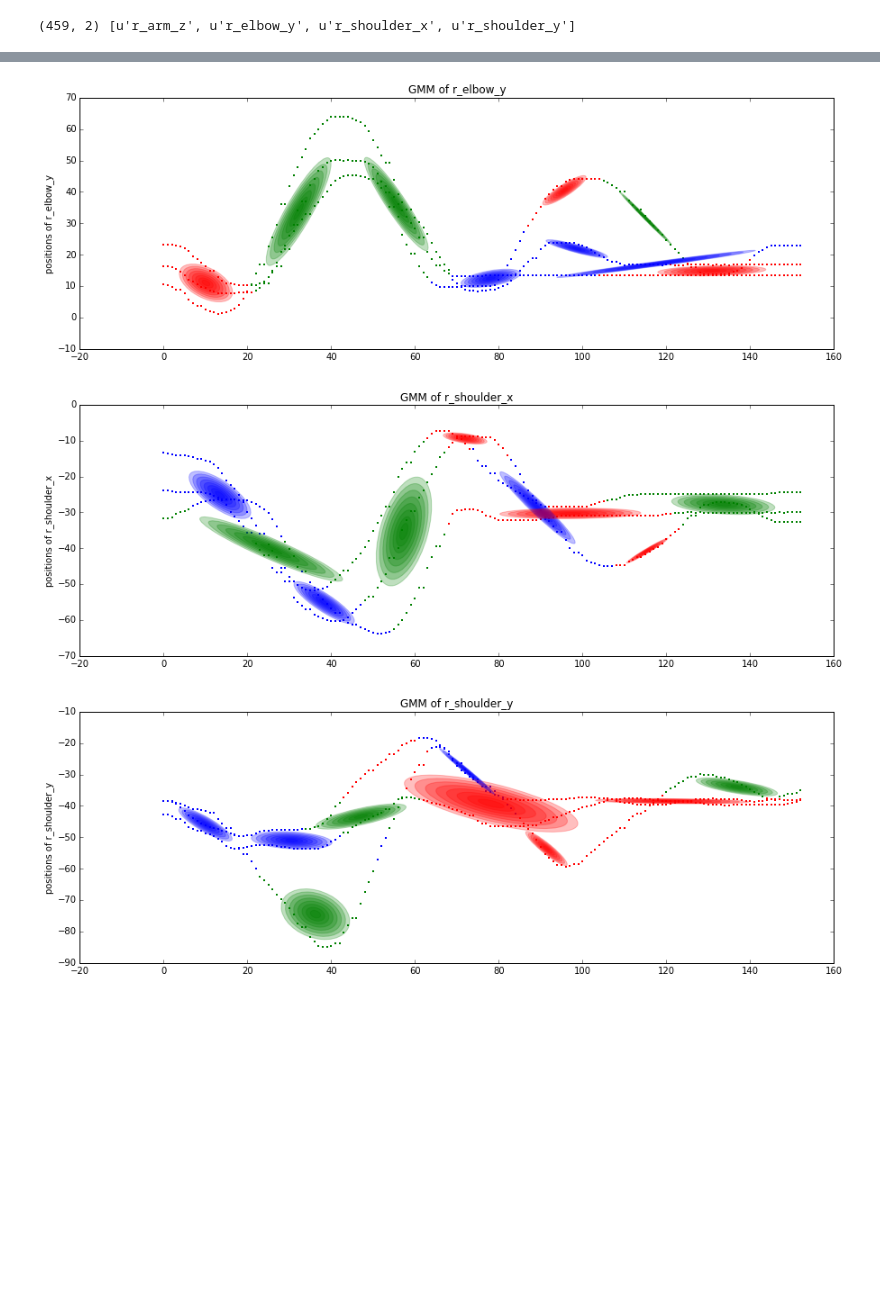
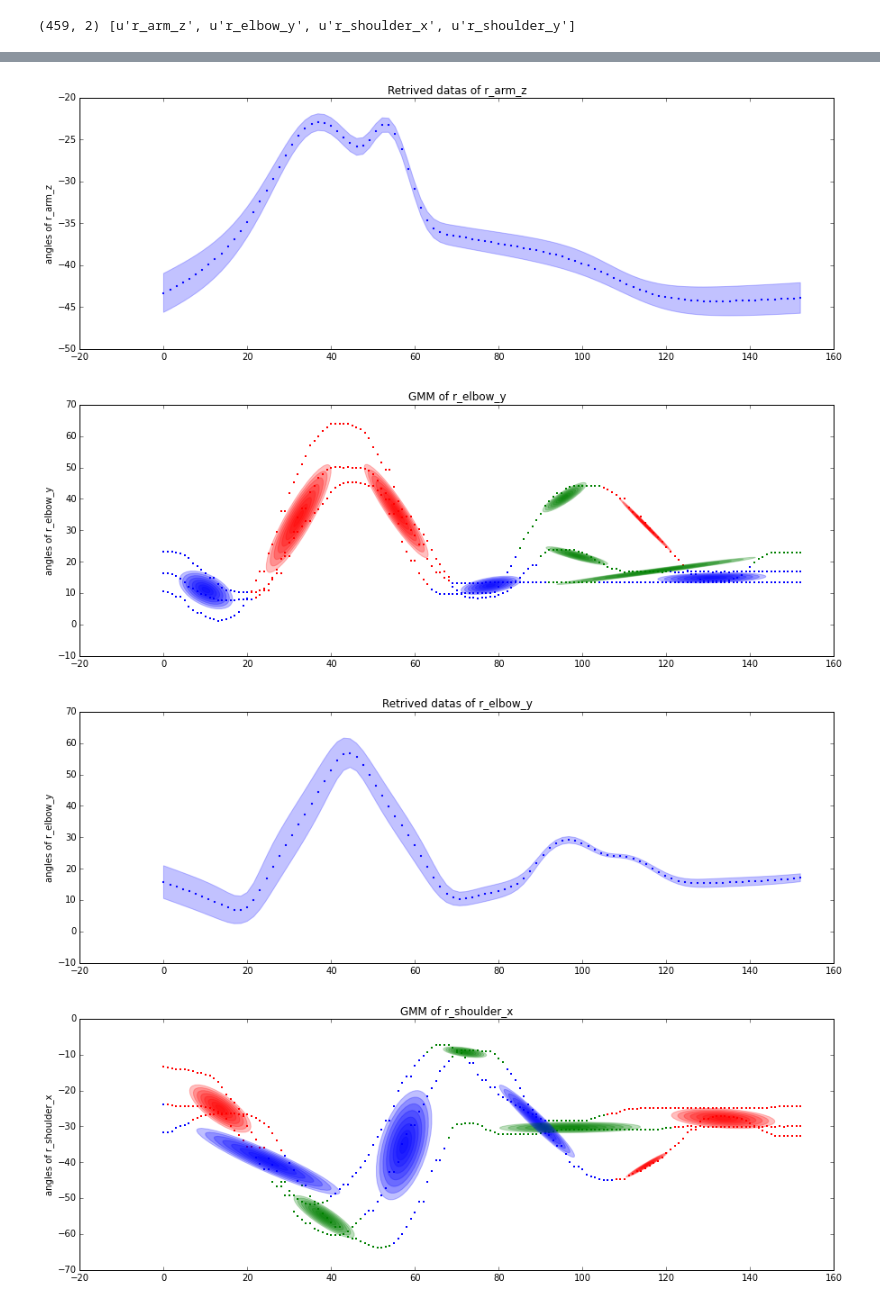
Before and after one commit to show0k/gmm-lbd, a Jupyter notebook: notebooks/working_demo.ipynb, the cells around one changed output, grey strips where cells are left out. Saved outputs shown, nothing was run; the diff lists cells and outputs as text; code cells hidden in the pictures; blank space fills up the shorter version.

```diff
--- a/notebooks/working_demo.ipynb
+++ b/notebooks/working_demo.ipynb
@@ -51,5 +52,5 @@ print manager.datasets['r_arm_z'].shape, manager.datasets.keys()
 # %% [output]
 (459, 2) [u'r_arm_z', u'r_elbow_y', u'r_shoulder_x', u'r_shoulder_y']
 # %%
-[manager.plot_ellipses_and_samples(key) for key in manager.datasets.keys()]
+[(manager.plot_ellipses_and_samples(key), manager.plot_regression(key)) for key in manager.datasets.keys()[:-1]]
 # %% [output]
@@ -61,3 +61,4 @@ print manager.datasets['r_arm_z'].shape, manager.datasets.keys()
-[figure, old version]
+[figure, new version]
-[figure, old version]
+[figure, new version]
-[figure, old version]
+[figure, new version]
+[figure, added]
```
Also changed, not shown: parts of 3 cells of this notebook, 7 other files.
